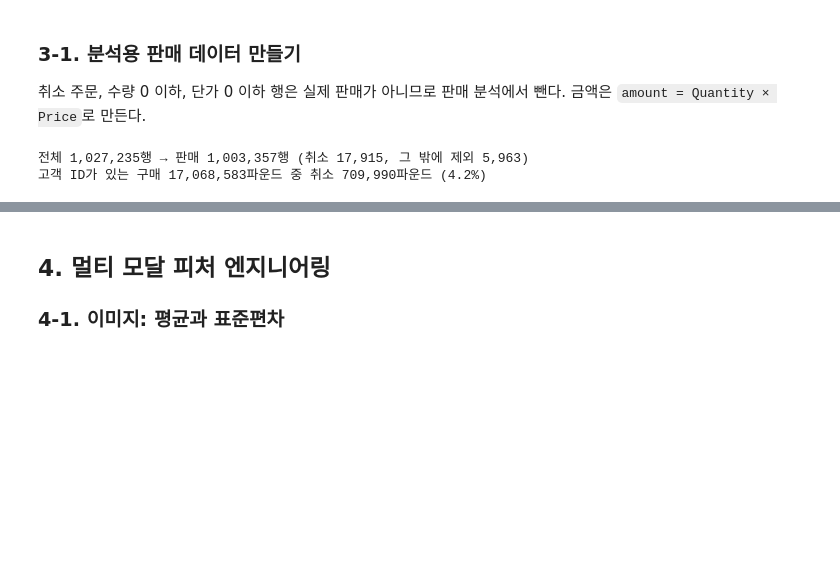
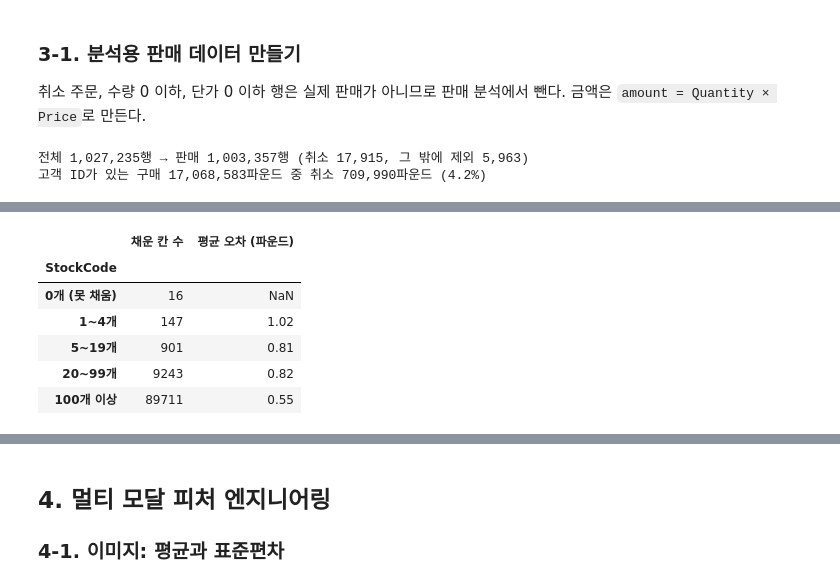
Before and after one commit to ashofrondol/codyssey_A1-1, a Jupyter notebook: notebooks/analysis_report.ipynb, the cells around one changed output, grey strips where cells are left out. Saved outputs shown, nothing was run; the diff lists cells and outputs as text; code cells hidden in the pictures; blank space fills up the shorter version.

```diff
--- a/notebooks/analysis_report.ipynb
+++ b/notebooks/analysis_report.ipynb
@@ -339,0 +380,17 @@ print(f"고객 ID가 있는 구매 {buy_amt:,.0f}파운드 중 취소 {-cancel_a
+# %%
+# 그룹이 작을수록 대표값(중앙값)이 불안정하다: 그룹에 남은 관측값 수별 오차
+seen = exp.df.loc[~hide].groupby("StockCode").size()
+n_seen = exp.df.loc[hide, "StockCode"].map(seen).fillna(0)
+err = (a_grp.df.loc[hide, "Price"] - truth[hide]).abs()
+pd.DataFrame({"채운 칸 수": err.groupby(pd.cut(n_seen, [-1, 0, 4, 19, 99, np.inf],
+                                              labels=["0개 (못 채움)", "1~4개", "5~19개", "20~99개", "100개 이상"]), observed=False).size(),
+              "평균 오차 (파운드)": err.groupby(pd.cut(n_seen, [-1, 0, 4, 19, 99, np.inf],
+                                              labels=["0개 (못 채움)", "1~4개", "5~19개", "20~99개", "100개 이상"]), observed=False).mean()})
+# %% [output]
+|  | 채운 칸 수 | 평균 오차 (파운드) |
+| StockCode |  |  |
+| 0개 (못 채움) | 16 | NaN |
+| 1~4개 | 147 | 1.02 |
+| 5~19개 | 901 | 0.81 |
+| 20~99개 | 9243 | 0.82 |
+| 100개 이상 | 89711 | 0.55 |
```
Also changed, not shown: parts of 14 cells of this notebook, 4 other files.
